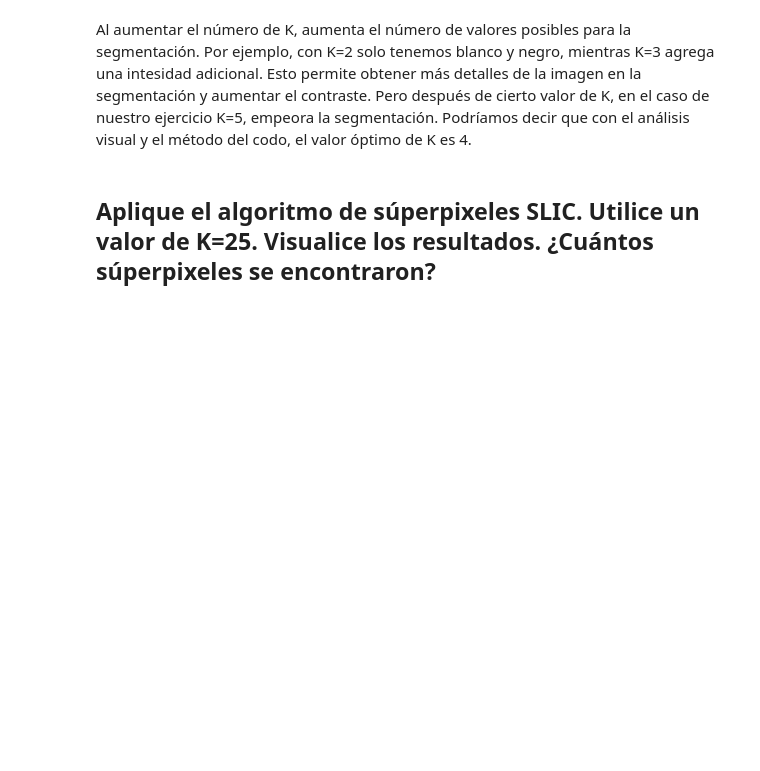
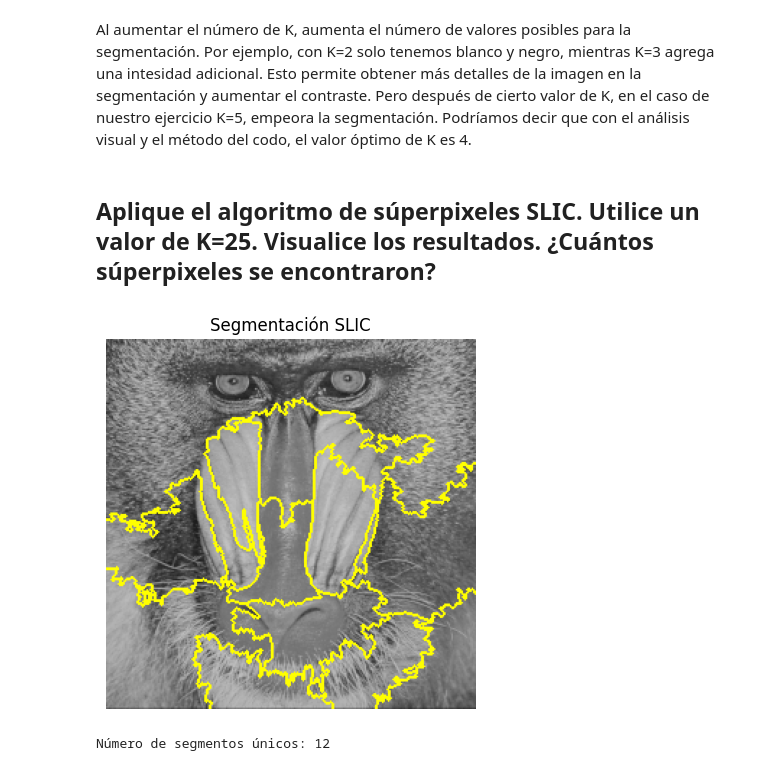
Before and after one commit to santichica/tallleres-cv, a Jupyter notebook: taller3/segmentacion_agrupacion.ipynb, the cells around one changed output. Saved outputs shown, nothing was run; the diff lists cells and outputs as text; code cells hidden in the pictures; blank space fills up the shorter version.

```diff
--- a/taller3/segmentacion_agrupacion.ipynb
+++ b/taller3/segmentacion_agrupacion.ipynb
@@ -96,3 +96,23 @@ plt.show()
 Al aumentar el número de K, aumenta el número de valores posibles para la segmentación. Por ejemplo, con K=2 solo tenemos blanco y negro, mientras K=3 agrega una intesidad adicional. Esto permite obtener más detalles de la imagen en la segmentación y aumentar el contraste. Pero después de cierto valor de K, en el caso de nuestro ejercicio K=5, empeora la segmentación. Podríamos decir que con el análisis visual y el método del codo, el valor óptimo de K es 4.
 # %% [markdown]
 ## Aplique el algoritmo de súperpixeles SLIC. Utilice un valor de K=25. Visualice los resultados. ¿Cuántos súperpixeles se encontraron?
+# %%
+from skimage.segmentation import slic
+from skimage import segmentation
+import matplotlib.pyplot as plt
+import cv2
+
+segments = slic(cv2.merge([imagen_baboon, imagen_baboon, imagen_baboon]), n_segments=25)
+#Visualización de los súperpixeles superpuestos en la imagen
+plt.imshow(segmentation.mark_boundaries(imagen_baboon, segments))
+plt.title('Segmentación SLIC')
+plt.axis('off')
+plt.show()
+# %% [output]
+[figure, added]
+# %%
+## valores unicos de np array segments
+unique_segments = np.unique(segments)
+print(f"Número de segmentos únicos: {len(unique_segments)}")
+# %% [output]
+Número de segmentos únicos: 12
```
Also changed, not shown: parts of 10 cells of this notebook.
